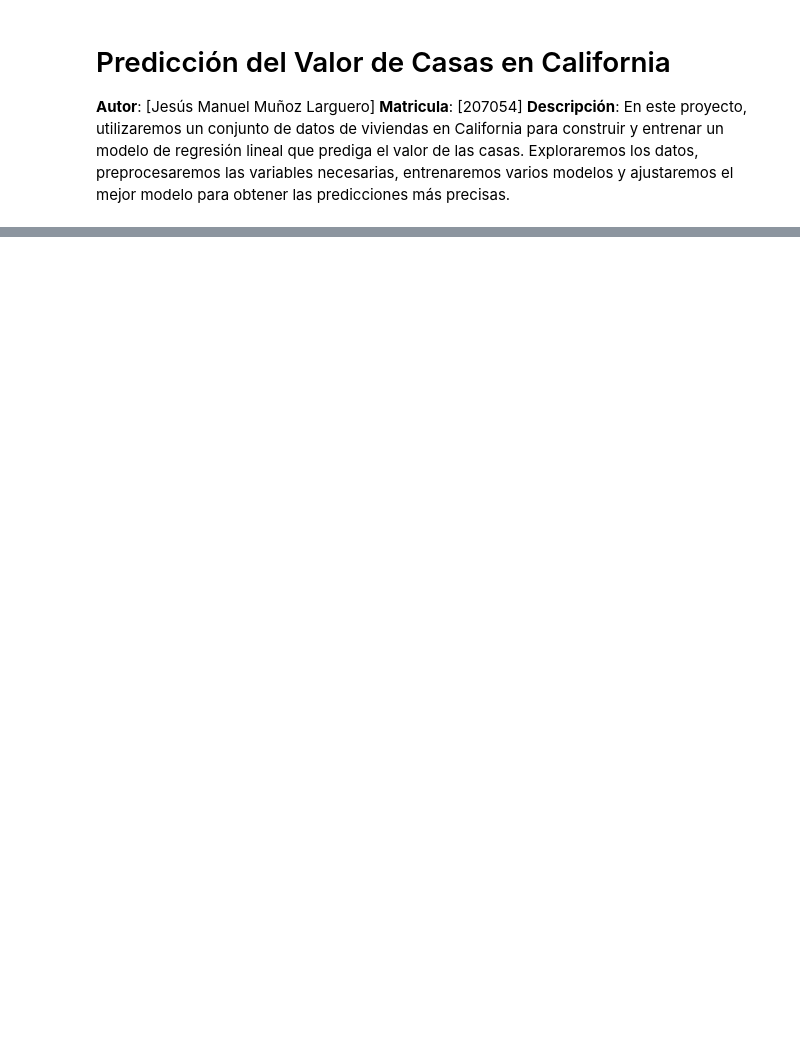
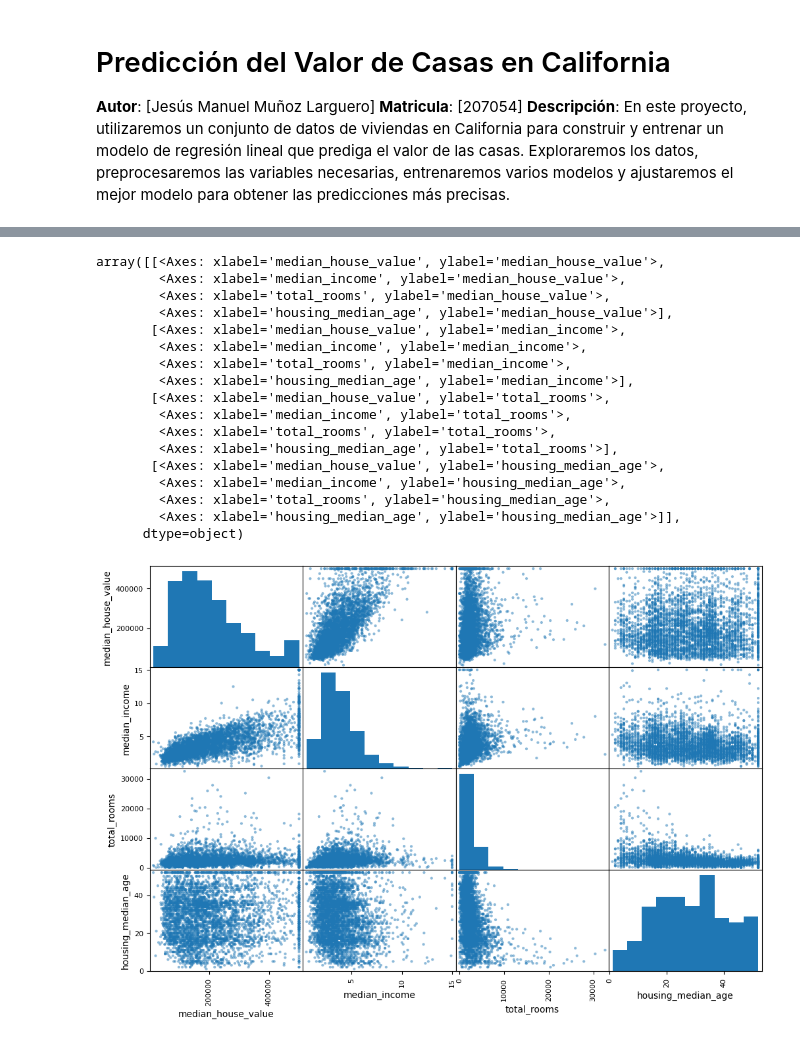
Before and after one commit to Trance-PAW/E2E_Housing, a Jupyter notebook: E2EProyFIN.ipynb, the cells around one changed output, grey strips where cells are left out. Drawn from its saved outputs; the diff is of its cells as text; code cells hidden in the pictures; blank space fills up the shorter version.

```diff
--- a/E2EProyFIN.ipynb
+++ b/E2EProyFIN.ipynb
@@ -216,0 +136,15 @@ full_pipeline = ColumnTransformer([
+# %%
+# Funcion de Sklearn para Train-Test
+train_set1 ,test_set1 = train_test_split(housing,test_size=0.2,random_state=42)
+housing["income_cat"] = pd.cut(housing["median_income"],bins=[0.,1.5,3.0,4.5,6.,np.inf],labels=[1,2,3,4,5])
+# %%
+#Estratificacion de los datos
+split = StratifiedShuffleSplit(n_splits=1,test_size=0.2,random_state=42)
+for train_index, test_index in split.split(housing,housing["income_cat"]):
+    strat_train_set = housing.loc[train_index]
+    strat_test_set = housing.loc[test_index]
+
+for set_ in (strat_train_set,strat_test_set):
+    set_.drop("income_cat",axis=1,inplace=True)
+
+housing = strat_test_set.copy()
@@ -216,0 +169,23 @@ full_pipeline = ColumnTransformer([
+# %%
+attributes = ["median_house_value","median_income","total_rooms",
+              "housing_median_age"]
+scatter_matrix(housing[attributes],figsize=(12,8))
+# %% [output]
+array([[<Axes: xlabel='median_house_value', ylabel='median_house_value'>,
+        <Axes: xlabel='median_income', ylabel='median_house_value'>,
+        <Axes: xlabel='total_rooms', ylabel='median_house_value'>,
+        <Axes: xlabel='housing_median_age', ylabel='median_house_value'>],
+       [<Axes: xlabel='median_house_value', ylabel='median_income'>,
+        <Axes: xlabel='median_income', ylabel='median_income'>,
+        <Axes: xlabel='total_rooms', ylabel='median_income'>,
+        <Axes: xlabel='housing_median_age', ylabel='median_income'>],
+       [<Axes: xlabel='median_house_value', ylabel='total_rooms'>,
+        <Axes: xlabel='median_income', ylabel='total_rooms'>,
+        <Axes: xlabel='total_rooms', ylabel='total_rooms'>,
+        <Axes: xlabel='housing_median_age', ylabel='total_rooms'>],
+       [<Axes: xlabel='median_house_value', ylabel='housing_median_age'>,
+        <Axes: xlabel='median_income', ylabel='housing_median_age'>,
+        <Axes: xlabel='total_rooms', ylabel='housing_median_age'>,
+        <Axes: xlabel='housing_median_age', ylabel='housing_median_age'>]],
+      dtype=object)
+[figure, added]
```
Also changed, not shown: parts of 51 cells of this notebook.
